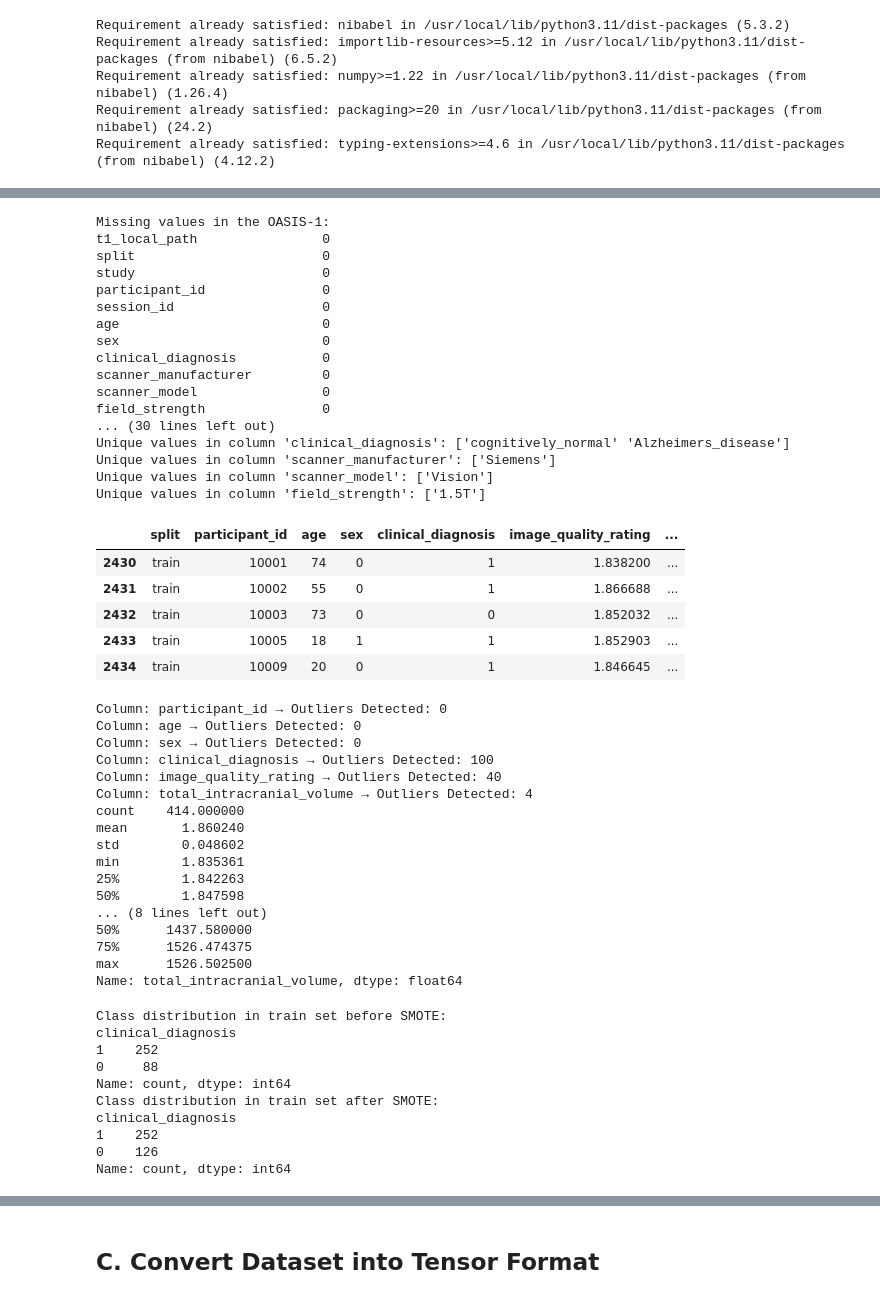
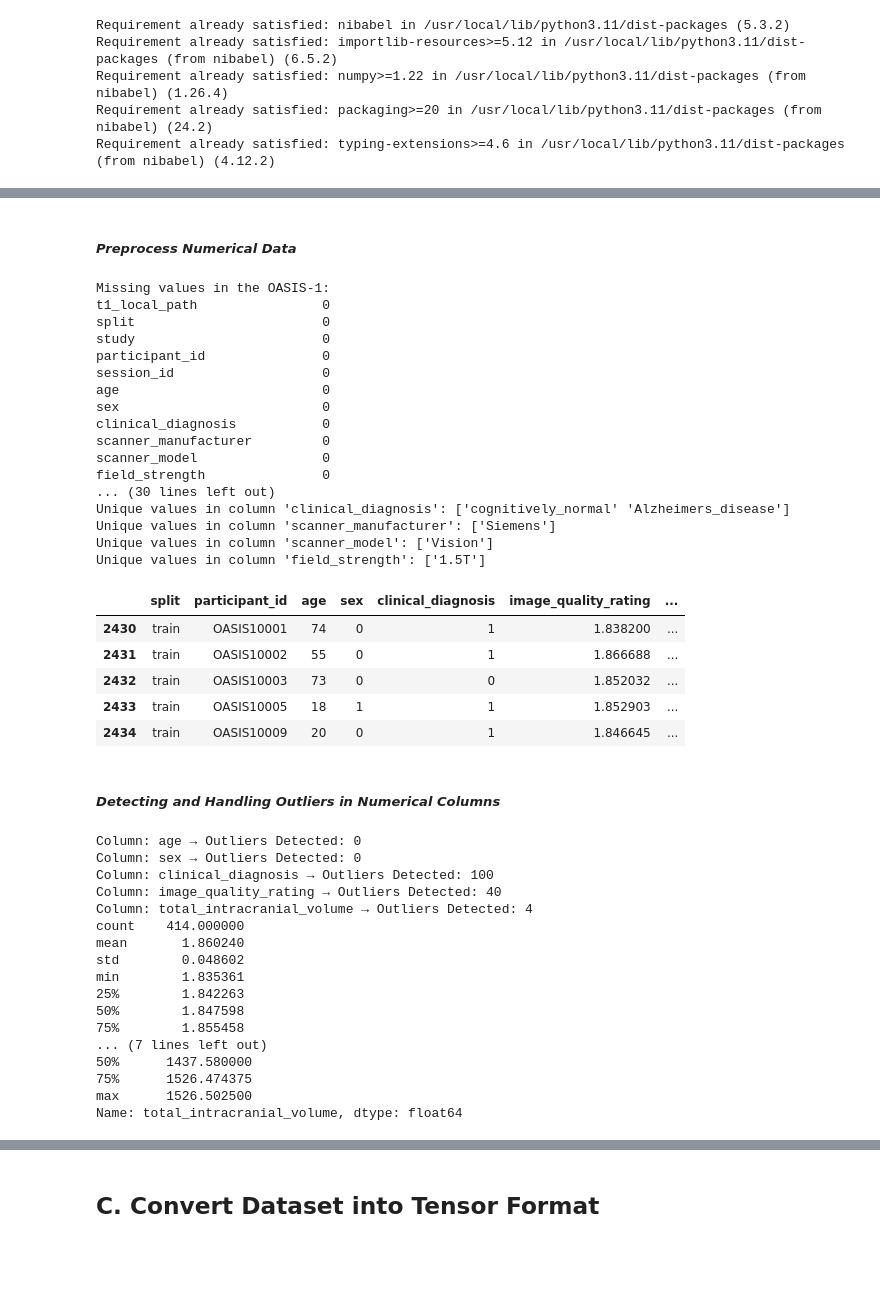
Before and after one commit to Sonia-Mokhtari/Deep-Learning, a Jupyter notebook: sp25_GhaMokNeg_data01_prep.ipynb, the cells around one changed output, grey strips where cells are left out. Drawn from its saved outputs; the diff is of its cells as text; code cells hidden in the pictures; blank space fills up the shorter version.

```diff
--- a/sp25_GhaMokNeg_data01_prep.ipynb
+++ b/sp25_GhaMokNeg_data01_prep.ipynb
@@ -172,8 +180,9 @@ oasis1_metadata.head()
 | 2432 | OASIS-1/sub-OASIS10003/ses-M000/a... | train | OASIS-1 | OASIS10003 | M000 | 73 | female | Alzheimers_disease | ... |
 | 2433 | OASIS-1/sub-OASIS10005/ses-M000/a... | train | OASIS-1 | OASIS10005 | M000 | 18 | male | cognitively_normal | ... |
 | 2434 | OASIS-1/sub-OASIS10009/ses-M000/a... | train | OASIS-1 | OASIS10009 | M000 | 20 | female | cognitively_normal | ... |
+# %% [markdown]
+##### **_Preprocess Numerical Data_**
 # %%
-# Cleaning and Preprocessing
 # Check for missing values in the OASIS-1
 missing_values=oasis1_metadata.isnull().sum()
 print(f'Missing values in the OASIS-1:\n{missing_values}')
@@ -188,52 +197,48 @@ for column in column_list:
     unique_values = oasis1_metadata[column].unique()
     print(f"Unique values in column '{column}': {unique_values}")
 
-# Store mapping of `participant_id` → `mri_image` BEFORE removing `mri_image`
-mri_image_mapping = oasis1_metadata.set_index("participant_id")["mri_image"].to_dict()
-
 # Drop unnecessary categorical columns
 unnecessary_columns=['study', 'session_id', 'scanner_manufacturer',
                      'scanner_model', 't1_local_path',
                      'radiata_id', 'field_strength', 'mri_exists','full_mri_path']
 oasis1_metadata=oasis1_metadata.drop(unnecessary_columns, axis=1)
 
-# Remove "OASIS" from participant_id and convert it to numerical feature
-oasis1_metadata['participant_id']=oasis1_metadata['participant_id'].str.replace('OASIS', '').astype(int)
-
 # Display first few rows of oasis1_metadata
 oasis1_metadata.head()
+
 # Label encode 'clinical_diagnosis' and 'sex' column
 from sklearn.preprocessing import LabelEncoder
 label_encoder=LabelEncoder()
 oasis1_metadata['clinical_diagnosis']=label_encoder.fit_transform(oasis1_metadata['clinical_diagnosis'])
 oasis1_metadata['sex']=label_encoder.fit_transform(oasis1_metadata['sex'])
 
-
 oasis1_metadata.head()
 # %% [output]
 Missing values in the OASIS-1:
 t1_local_path                0
 split                        0
 study                        0
 participant_id               0
 session_id                   0
 age                          0
 sex                          0
 clinical_diagnosis           0
 scanner_manufacturer         0
 scanner_model                0
 field_strength               0
 ... (30 lines left out)
 Unique values in column 'clinical_diagnosis': ['cognitively_normal' 'Alzheimers_disease']
 Unique values in column 'scanner_manufacturer': ['Siemens']
 Unique values in column 'scanner_model': ['Vision']
 Unique values in column 'field_strength': ['1.5T']
 |  | split | participant_id | age | sex | clinical_diagnosis | image_quality_rating | ... |
-| 2430 | train | 10001 | 74 | 0 | 1 | 1.838200 | ... |
-| 2431 | train | 10002 | 55 | 0 | 1 | 1.866688 | ... |
-| 2432 | train | 10003 | 73 | 0 | 0 | 1.852032 | ... |
-| 2433 | train | 10005 | 18 | 1 | 1 | 1.852903 | ... |
-| 2434 | train | 10009 | 20 | 0 | 1 | 1.846645 | ... |
+| 2430 | train | OASIS10001 | 74 | 0 | 1 | 1.838200 | ... |
+| 2431 | train | OASIS10002 | 55 | 0 | 1 | 1.866688 | ... |
+| 2432 | train | OASIS10003 | 73 | 0 | 0 | 1.852032 | ... |
+| 2433 | train | OASIS10005 | 18 | 1 | 1 | 1.852903 | ... |
+| 2434 | train | OASIS10009 | 20 | 0 | 1 | 1.846645 | ... |
+# %% [markdown]
+##### **_Detecting and Handling Outliers in Numerical Columns_**
 # %%
 import numpy as np
 
@@ -277,7 +282,6 @@ oasis1_metadata["total_intracranial_volume"] = oasis1_metadata["total_intracrani
 print(oasis1_metadata["image_quality_rating"].describe())
 print(oasis1_metadata["total_intracranial_volume"].describe())
 # %% [output]
-Column: participant_id → Outliers Detected: 0
 Column: age → Outliers Detected: 0
 Column: sex → Outliers Detected: 0
 Column: clinical_diagnosis → Outliers Detected: 100
@@ -289,55 +293,9 @@ std        0.048602
 min        1.835361
 25%        1.842263
 50%        1.847598
-... (8 lines left out)
+75%        1.855458
+... (7 lines left out)
 50%      1437.580000
 75%      1526.474375
 max      1526.502500
 Name: total_intracranial_volume, dtype: float64
-# %%
-# Apply SMOTE to numerical features of oasis1-metadata
-# Balance the Training set only (Not Validation/Test)
-from imblearn.over_sampling import SMOTE
-
-# Split data on 'split' column
-train_data=oasis1_metadata[oasis1_metadata['split']=='train']
-val_data=oasis1_metadata[oasis1_metadata['split']=='validation']
-test_data=oasis1_metadata[oasis1_metadata['split']=='test']
-
-# Drop 'split' column since it is not needed anymore
-train_data=train_data.drop('split', axis=1)
-val_data=val_data.drop('split', axis=1)
-test_data=test_data.drop('split', axis=1)
-
-# Store participant_id and mri_image BEFORE applying SMOTE
-train_participant_ids = train_data["participant_id"].values
-train_mri_images = train_data["mri_image"].values
-
-# Seperate features and labels in training set
-X_train=train_data.drop(columns=['participant_id', 'mri_image', 'clinical_diagnosis'], axis=1)
-y_train=train_data['clinical_diagnosis']
-
-#Apply SMOTE only on the training set
-smote=SMOTE(sampling_strategy=0.5, random_state=42)   # Make Class 0 = 50% of Class 1
-X_train_resampled, y_train_resampled=smote.fit_resample(X_train, y_train)
-
-# Convert SMOTE output (NumPy arrays) back to Pandas DataFrame in one step
-train_data_balanced = pd.DataFrame(X_train_resampled, columns=X_train.columns)
-train_data_balanced['clinical_diagnosis'] = y_train_resampled
-
-# Print class distribution in train set before and after imbalancment
-print('Class distribution in train set before SMOTE:')
-print(y_train.value_counts())
-print('Class distribution in train set after SMOTE:')
-print(y_train_resampled.value_counts())
-# %% [output]
-Class distribution in train set before SMOTE:
-clinical_diagnosis
-1    252
-0     88
-Name: count, dtype: int64
-Class distribution in train set after SMOTE:
-clinical_diagnosis
-1    252
-0    126
-Name: count, dtype: int64
```
Also changed, not shown: parts of 16 cells of this notebook.
